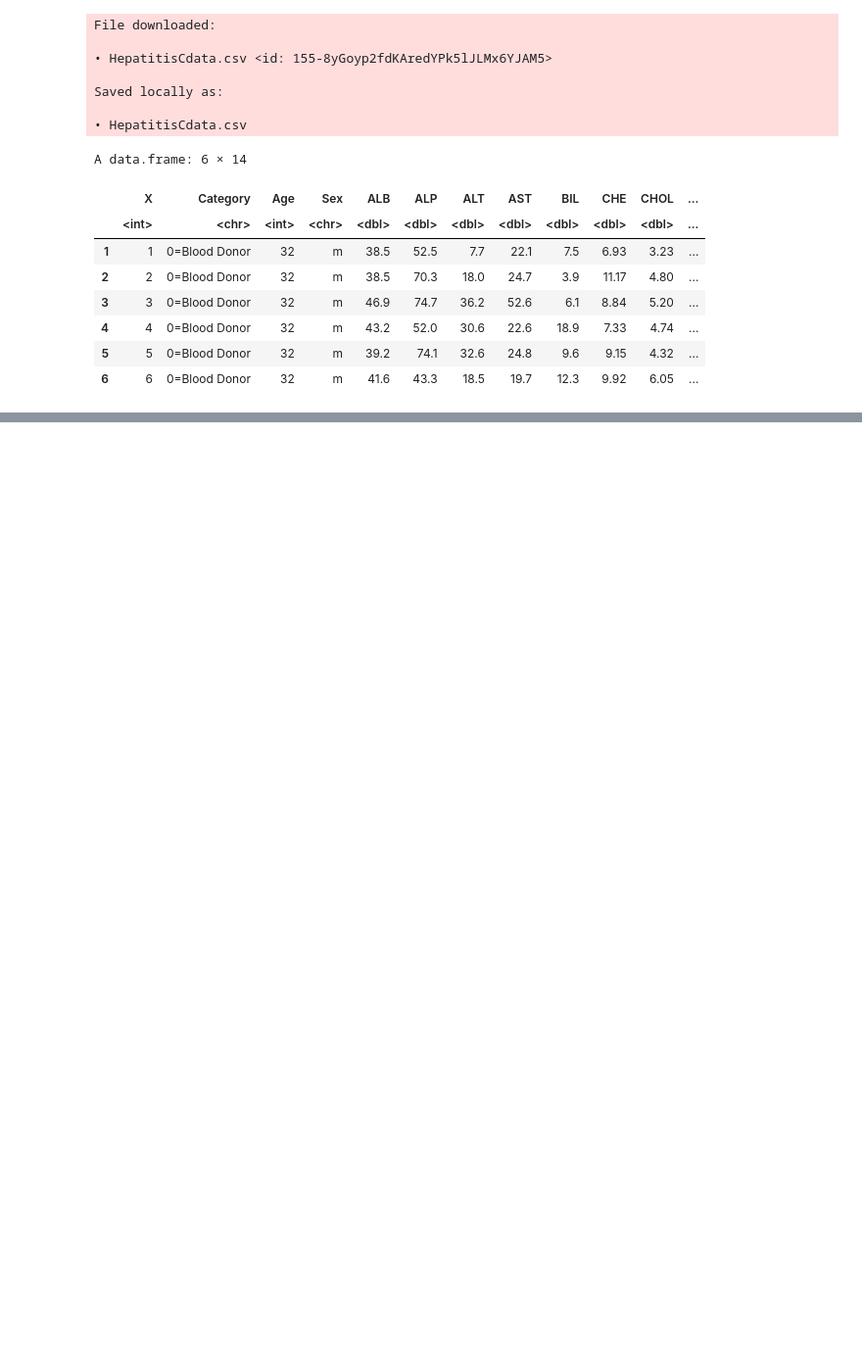
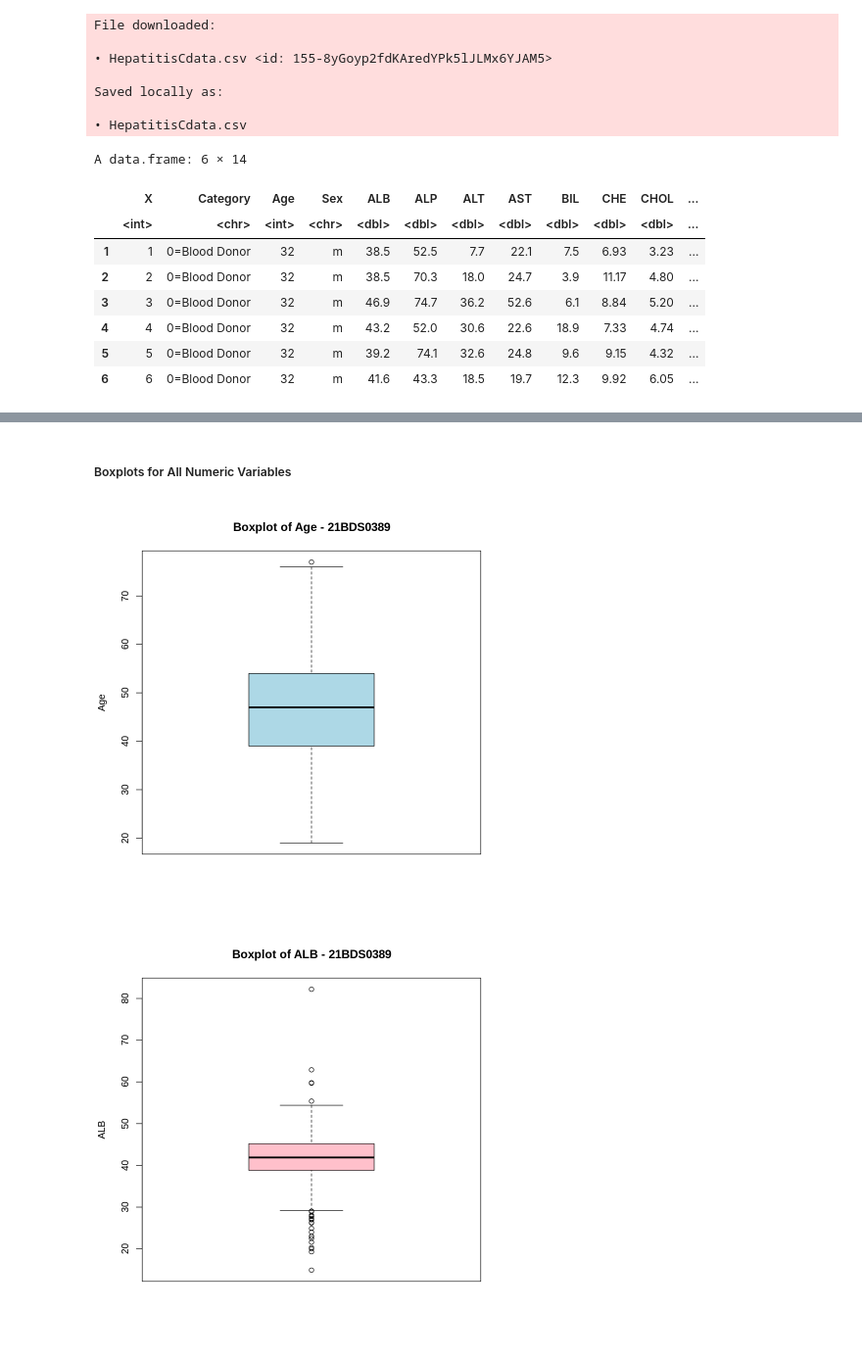
Before and after one commit to Arnab-21BDS0389/EDA_Theory_DA, a Jupyter notebook: EDA_DA1.ipynb, the cells around one changed output, grey strips where cells are left out. Shown at 98% size. Saved outputs shown, nothing was run; the diff lists cells and outputs as text; code cells hidden in the pictures; blank space fills up the shorter version.

```diff
--- a/EDA_DA1.ipynb
+++ b/EDA_DA1.ipynb
@@ -32,0 +219,17 @@ A data.frame: 6 × 14
+# %% [markdown]
+##### Boxplots for All Numeric Variables
+# %%
+# Boxplot for each numeric variable
+boxplot(data_cleaned$Age, main="Boxplot of Age - 21BDS0389", ylab="Age", col="lightblue")
+boxplot(data_cleaned$ALB, main="Boxplot of ALB - 21BDS0389", ylab="ALB", col="pink")
+boxplot(data_cleaned$ALT, main="Boxplot of ALT - 21BDS0389", ylab="ALT", col="lightcoral")
+boxplot(data_cleaned$AST, main="Boxplot of AST - 21BDS0389", ylab="AST", col="lightgreen")
+boxplot(data_cleaned$BIL, main="Boxplot of BIL - 21BDS0389", ylab="BIL", col="lightyellow")
+boxplot(data_cleaned$CHE, main="Boxplot of CHE - 21BDS0389", ylab="CHE", col="lightblue")
+boxplot(data_cleaned$CHOL, main="Boxplot of CHOL - 21BDS0389", ylab="CHOL", col="lightgreen")
+boxplot(data_cleaned$CREA, main="Boxplot of CREA - 21BDS0389", ylab="CREA", col="lightpink")
+boxplot(data_cleaned$GGT, main="Boxplot of GGT - 21BDS0389", ylab="GGT", col="lightcoral")
+boxplot(data_cleaned$PROT, main="Boxplot of PROT - 21BDS0389", ylab="PROT", col="lightblue")
+# %% [output]
+[figure, added]
+[figure, added]
```
Also changed, not shown: parts of 45 cells of this notebook.
